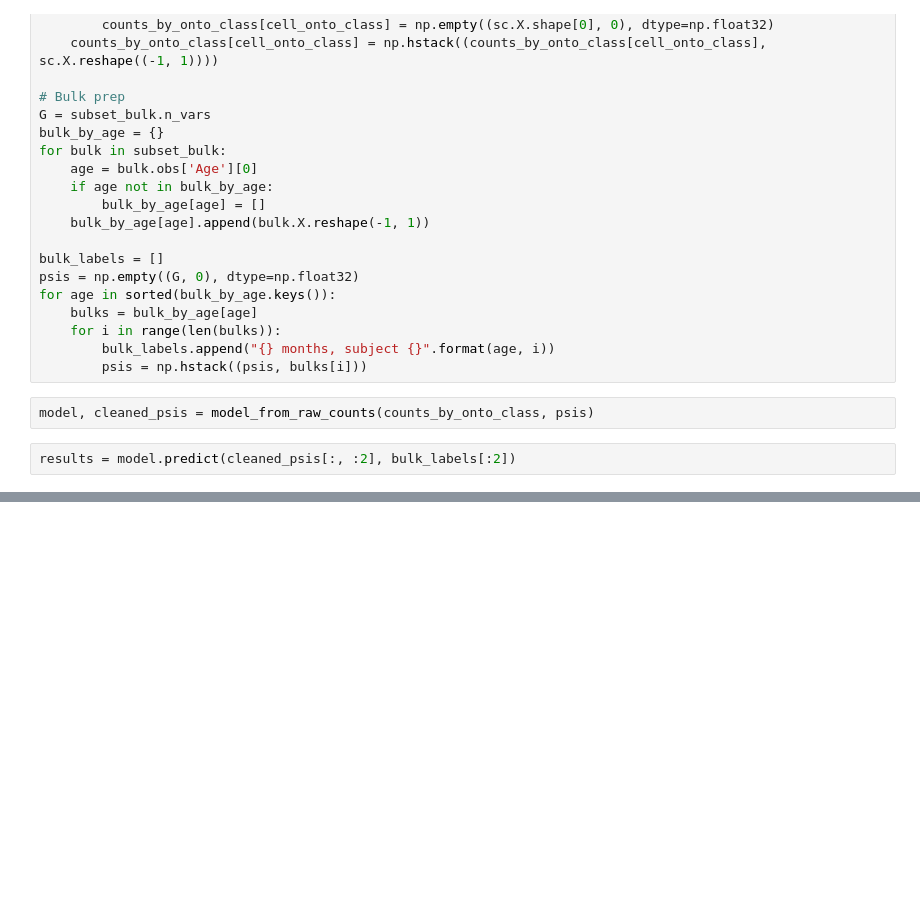
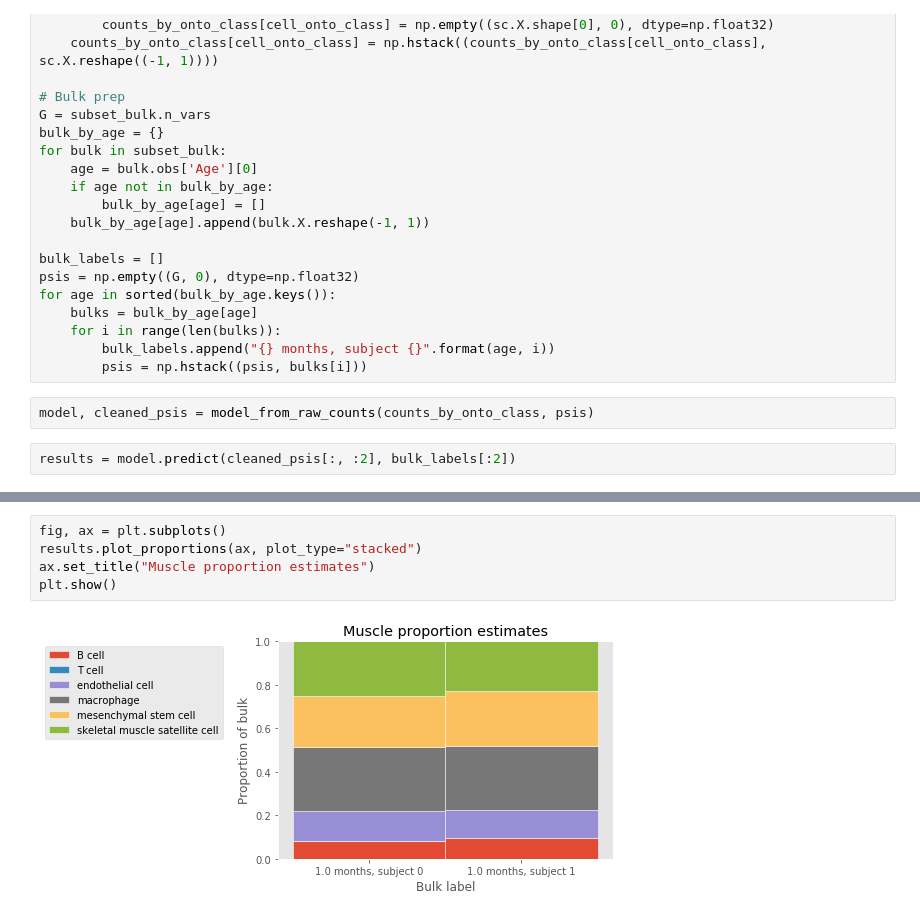
Before and after one commit to songlab-cal/rna-sieve, a Jupyter notebook: examples/example.ipynb, the cells around one changed output, grey strips where cells are left out. Saved outputs shown, nothing was run; the diff lists cells and outputs as text; blank space fills up the shorter version.

Commit message:
more plotting types

```diff
--- a/examples/example.ipynb
+++ b/examples/example.ipynb
@@ -54,0 +52,7 @@ plt.show()
+# %%
+fig, ax = plt.subplots()
+results.plot_proportions(ax, plot_type="stacked")
+ax.set_title("Muscle proportion estimates")
+plt.show()
+# %% [output]
+[figure, added]
```
Also changed, not shown: parts of 2 cells of this notebook, 1 other file.
